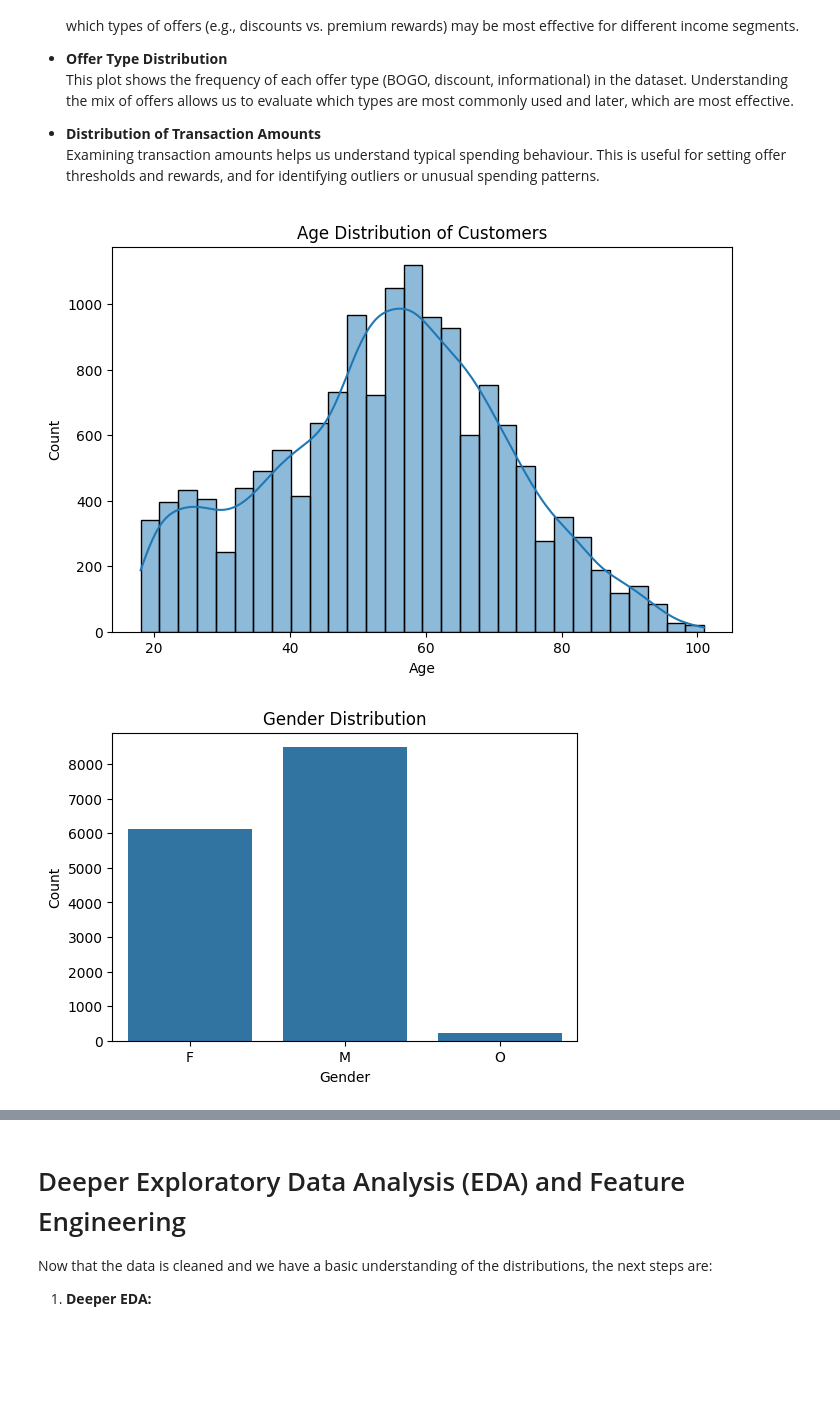
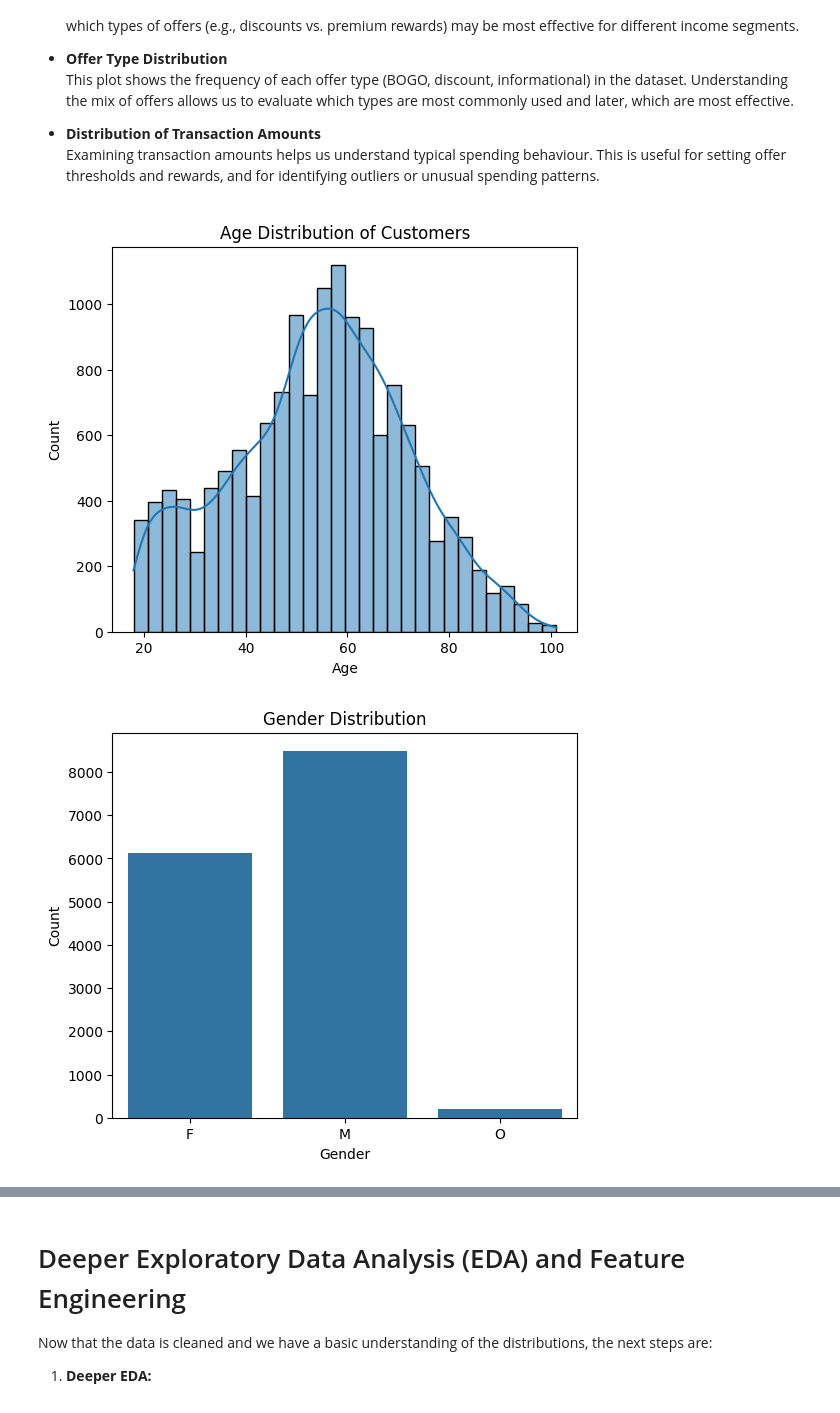
Before and after one commit to Abdualazem/Optimising-App-Offers-with-Starbucks, a Jupyter notebook: Starbucks_Capstone_notebook.ipynb, the cells around one changed output, grey strips where cells are left out. Cells and saved outputs as stored; diff of their text form; code cells hidden in the pictures; blank space fills up the shorter version.

Commit message:
Update the README file and add plots

```diff
--- a/Starbucks_Capstone_notebook.ipynb
+++ b/Starbucks_Capstone_notebook.ipynb
@@ -174,7 +175,10 @@ Profile cleaned shape: (14825, 5)
 | 3 | 8ec6ce2a7e7949b1bf142def7d0e0586 | offer received | {'offer id': 'fafdcd668e3743c1bb4... | 0 | fafdcd668e3743c1bb461111dcafc2a4 | NaN | NaN |
 | 4 | 68617ca6246f4fbc85e91a2a49552598 | offer received | {'offer id': '4d5c57ea9a6940dd891... | 0 | 4d5c57ea9a6940dd891ad53e9dbe8da0 | NaN | NaN |
 # %%
-def plot_histogram(data, column, bins=30, kde=True, title='', xlabel='', ylabel='Count', figsize=(8,5)):
+# Create 'plots' directory if it doesn't exist
+os.makedirs('plots', exist_ok=True)
+
+def plot_histogram(data, column, bins=30, kde=True, title='', xlabel='', ylabel='Count', figsize=(6,5), filename=None):
     """
     Plots a histogram for a specified column in a DataFrame.
 
@@ -193,9 +197,12 @@ def plot_histogram(data, column, bins=30, kde=True, title='', xlabel='', ylabel=
     plt.title(title)
     plt.xlabel(xlabel if xlabel else column)
     plt.ylabel(ylabel)
+    if filename:
+        plt.savefig(f'plots/{filename}', bbox_inches='tight')
+    #plt.close()
     plt.show()
 
-def plot_countplot(data, column, title='', xlabel='', ylabel='Count', figsize=(6,4)):
+def plot_countplot(data, column, title='', xlabel='', ylabel='Count', figsize=(6,5), filename=None):
     """
     Plots a countplot (bar plot of counts) for a specified column in a DataFrame.
 
@@ -212,6 +219,9 @@ def plot_countplot(data, column, title='', xlabel='', ylabel='Count', figsize=(6
     plt.title(title)
     plt.xlabel(xlabel if xlabel else column)
     plt.ylabel(ylabel)
+    if filename:
+        plt.savefig(f'plots/{filename}', bbox_inches='tight')
+    #plt.close()
     plt.show()
 # %% [markdown]
 ### Visualisation Insights
@@ -231,12 +241,12 @@ def plot_countplot(data, column, title='', xlabel='', ylabel='Count', figsize=(6
 - **Distribution of Transaction Amounts**
   Examining transaction amounts helps us understand typical spending behaviour. This is useful for setting offer thresholds and rewards, and for identifying outliers or unusual spending patterns.
 # %%
-# Usage examples:
-plot_histogram(profile_clean, 'age', title='Age Distribution of Customers', xlabel='Age')
-plot_countplot(profile_clean, 'gender', title='Gender Distribution', xlabel='Gender')
-plot_histogram(profile_clean, 'income', title='Income Distribution of Customers', xlabel='Income')
-plot_countplot(portfolio, 'offer_type', title='Offer Type Distribution', xlabel='Offer Type')
-plot_histogram(transcript_expanded.dropna(subset=['amount']), 'amount', title='Distribution of Transaction Amounts', xlabel='Transaction Amount')
+
+plot_histogram(profile_clean, 'age', title='Age Distribution of Customers', xlabel='Age', filename='age_distribution.png')
+plot_countplot(profile_clean, 'gender', title='Gender Distribution', xlabel='Gender', filename='gender_distribution.png')
+plot_histogram(profile_clean, 'income', title='Income Distribution of Customers', xlabel='Income', filename='income_distribution.png')
+plot_countplot(portfolio, 'offer_type', title='Offer Type Distribution', xlabel='Offer Type', filename='offer_type_distribution.png')
+plot_histogram(transcript_expanded.dropna(subset=['amount']), 'amount', title='Distribution of Transaction Amounts', xlabel='Transaction Amount', filename='transaction_amount_distribution.png')
 # %% [output]
-[figure, old version]
+[figure, new version]
-[figure, old version]
+[figure, new version]
```
Also changed, not shown: parts of 5 cells of this notebook, 7 other files.
